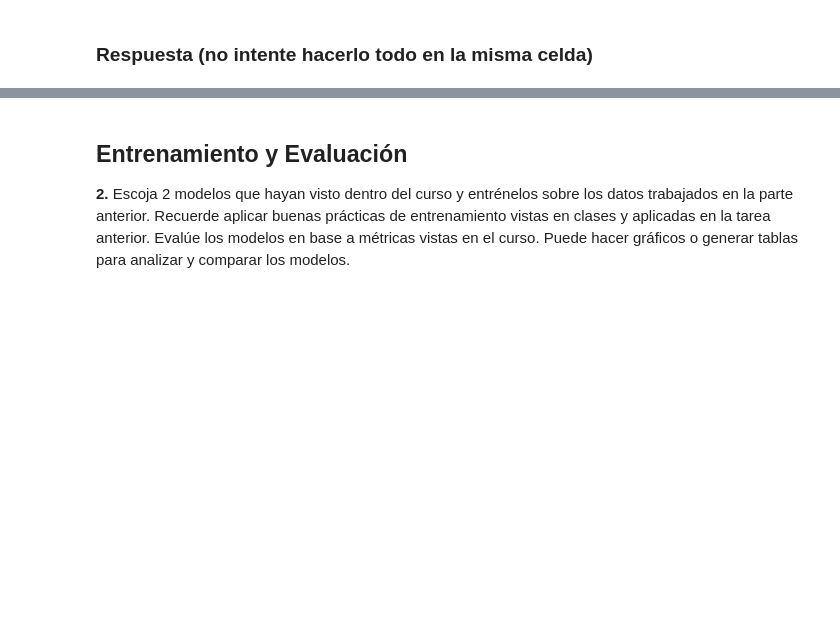
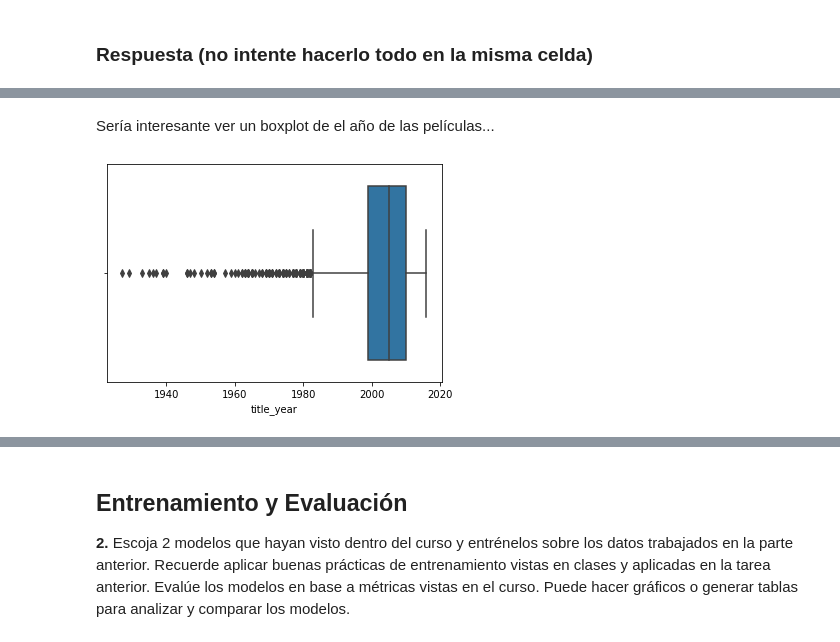
Before and after one commit to SebasUrbina/tarea3_mineria, a Jupyter notebook: Tarea 3.ipynb, the cells around one changed output, grey strips where cells are left out. Cells and saved outputs as stored; diff of their text form; code cells hidden in the pictures; blank space fills up the shorter version.

```diff
--- a/Tarea 3.ipynb
+++ b/Tarea 3.ipynb
@@ -361,0 +364,4 @@ count.to_frame().join(avg_score)
+# %%
+#leemos los datos
+movies = pd.read_csv("movies.csv")
+movies.head()
@@ -361,0 +427,3 @@ count.to_frame().join(avg_score)
+# %%
+#Eliminamos los valores nulos
+movies = movies.dropna()
@@ -361,0 +438,3 @@ count.to_frame().join(avg_score)
+# %%
+#Borramos los datos duplicados
+movies = movies.drop_duplicates()
@@ -361,0 +455,6 @@ count.to_frame().join(avg_score)
+# %% [markdown]
+Sería interesante ver un boxplot de el año de las películas...
+# %%
+sns.boxplot(x = "title_year", data = movies);
+# %% [output]
+[figure, added]
```
Also changed, not shown: parts of 15 cells of this notebook.
